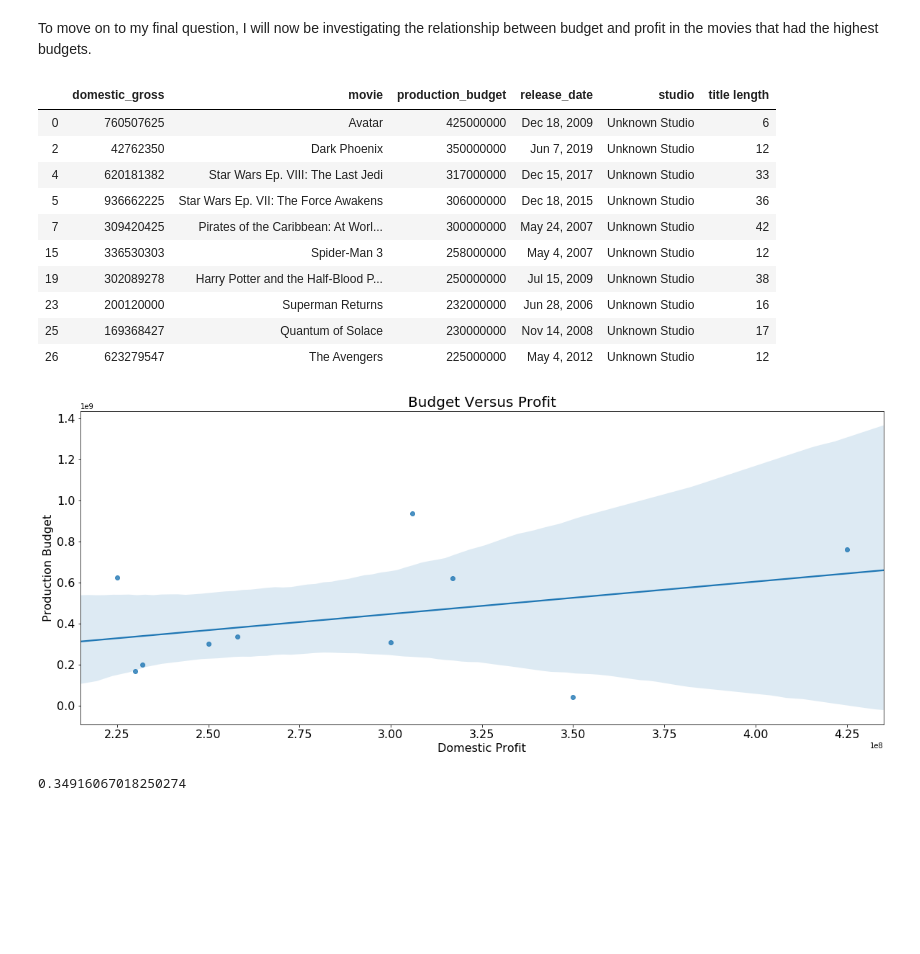
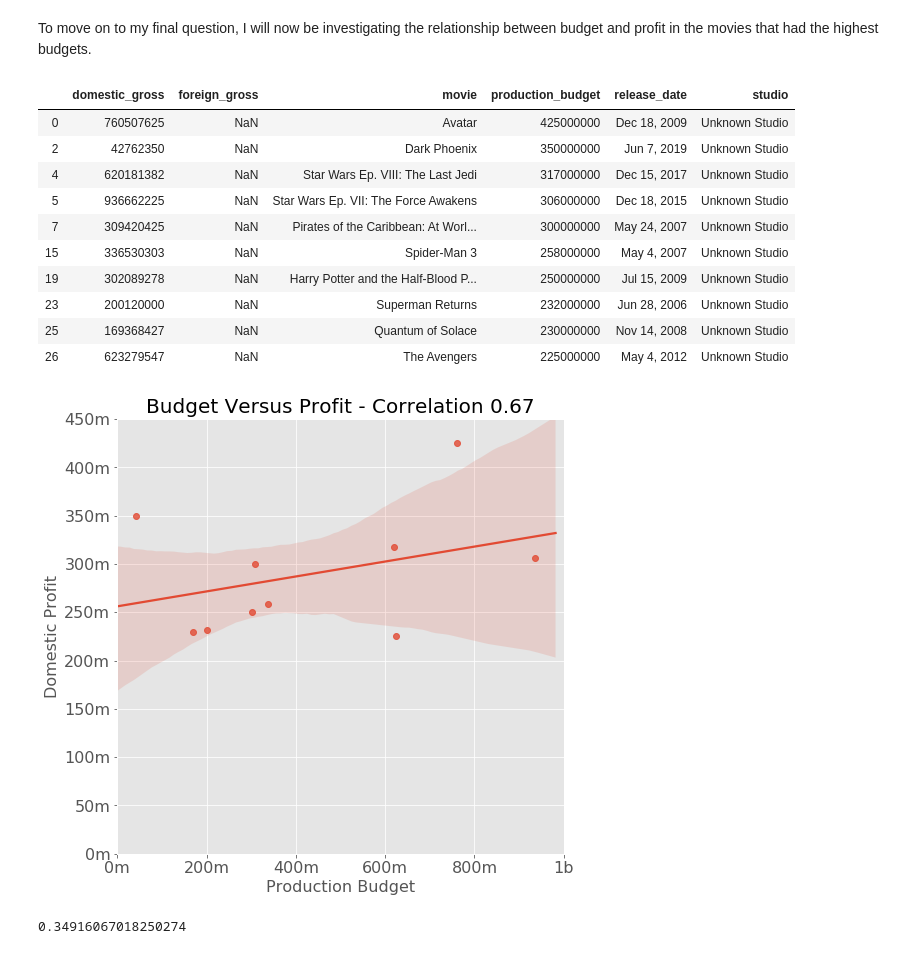
Before and after one commit to mollytjbrown/Project-1--DS-, a Jupyter notebook: What Should Microsoft Spend on Production.ipynb, the cells around one changed output. Saved outputs shown, nothing was run; the diff lists cells and outputs as text; code cells hidden in the pictures; blank space fills up the shorter version.

```diff
--- a/What Should Microsoft Spend on Production.ipynb
+++ b/What Should Microsoft Spend on Production.ipynb
@@ -165,12 +170,12 @@ dtype: int64
 # %% [markdown]
 I will remove all non-numeric characters from production_budget and domestic_gross and then change their series characteristic to a string.
 # %%
-#gross_and_budget['production_budget'] = gross_and_budget['production_budget'].str.replace(',', '')
-#gross_and_budget['production_budget'] = gross_and_budget['production_budget'].str.replace('$', '')
-#gross_and_budget['domestic_gross'] = gross_and_budget['domestic_gross'].str.replace(',', '')
-#gross_and_budget['domestic_gross'] = gross_and_budget['domestic_gross'].str.replace('$', '')
-#gross_and_budget['production_budget'] = gross_and_budget['production_budget'].astype(float).astype(int)
-#gross_and_budget['domestic_gross'] = gross_and_budget['domestic_gross'].astype(float).astype(int)
+gross_and_budget['production_budget'] = gross_and_budget['production_budget'].str.replace(',', '')
+gross_and_budget['production_budget'] = gross_and_budget['production_budget'].str.replace('$', '')
+gross_and_budget['domestic_gross'] = gross_and_budget['domestic_gross'].str.replace(',', '')
+gross_and_budget['domestic_gross'] = gross_and_budget['domestic_gross'].str.replace('$', '')
+gross_and_budget['production_budget'] = gross_and_budget['production_budget'].astype(float).astype(int)
+gross_and_budget['domestic_gross'] = gross_and_budget['domestic_gross'].astype(float).astype(int)
 # %%
 gross_and_budget.info()
 # %% [output]
@@ -267,28 +302,43 @@ ten_highest_budget = gross_and_budget.nlargest(10, 'production_budget')
 ten_highest_budget.sort_index()
 ten_highest_budget
 # %% [output]
-|  | domestic_gross | movie | production_budget | release_date | studio | title length |
-| 0 | 760507625 | Avatar | 425000000 | Dec 18, 2009 | Unknown Studio | 6 |
-| 2 | 42762350 | Dark Phoenix | 350000000 | Jun 7, 2019 | Unknown Studio | 12 |
-| 4 | 620181382 | Star Wars Ep. VIII: The Last Jedi | 317000000 | Dec 15, 2017 | Unknown Studio | 33 |
-| 5 | 936662225 | Star Wars Ep. VII: The Force Awakens | 306000000 | Dec 18, 2015 | Unknown Studio | 36 |
-| 7 | 309420425 | Pirates of the Caribbean: At Worl... | 300000000 | May 24, 2007 | Unknown Studio | 42 |
-| 15 | 336530303 | Spider-Man 3 | 258000000 | May 4, 2007 | Unknown Studio | 12 |
-| 19 | 302089278 | Harry Potter and the Half-Blood P... | 250000000 | Jul 15, 2009 | Unknown Studio | 38 |
-| 23 | 200120000 | Superman Returns | 232000000 | Jun 28, 2006 | Unknown Studio | 16 |
-| 25 | 169368427 | Quantum of Solace | 230000000 | Nov 14, 2008 | Unknown Studio | 17 |
-| 26 | 623279547 | The Avengers | 225000000 | May 4, 2012 | Unknown Studio | 12 |
+|  | domestic_gross | foreign_gross | movie | production_budget | release_date | studio |
+| 0 | 760507625 | NaN | Avatar | 425000000 | Dec 18, 2009 | Unknown Studio |
+| 2 | 42762350 | NaN | Dark Phoenix | 350000000 | Jun 7, 2019 | Unknown Studio |
+| 4 | 620181382 | NaN | Star Wars Ep. VIII: The Last Jedi | 317000000 | Dec 15, 2017 | Unknown Studio |
+| 5 | 936662225 | NaN | Star Wars Ep. VII: The Force Awakens | 306000000 | Dec 18, 2015 | Unknown Studio |
+| 7 | 309420425 | NaN | Pirates of the Caribbean: At Worl... | 300000000 | May 24, 2007 | Unknown Studio |
+| 15 | 336530303 | NaN | Spider-Man 3 | 258000000 | May 4, 2007 | Unknown Studio |
+| 19 | 302089278 | NaN | Harry Potter and the Half-Blood P... | 250000000 | Jul 15, 2009 | Unknown Studio |
+| 23 | 200120000 | NaN | Superman Returns | 232000000 | Jun 28, 2006 | Unknown Studio |
+| 25 | 169368427 | NaN | Quantum of Solace | 230000000 | Nov 14, 2008 | Unknown Studio |
+| 26 | 623279547 | NaN | The Avengers | 225000000 | May 4, 2012 | Unknown Studio |
 # %%
-fig, ax = plt.subplots(figsize = (20, 8))
-sns.regplot(x='production_budget', y='domestic_gross', data=ten_highest_budget)
-plt.xticks(fontsize = 16)
-plt.yticks(fontsize = 16)
-plt.ylabel('Production Budget', fontsize = 16)
-plt.xlabel('Domestic Profit', fontsize = 16)
-plt.title('Budget Versus Profit', fontsize = 20)
-plt.show()
+#this is the old code from the original regplot:
+#fig, ax = plt.subplots(figsize = (20, 8))
+#sns.regplot(x='production_budget', y='domestic_gross', data=ten_highest_budget)
+#plt.xticks(fontsize = 16)
+#plt.yticks(fontsize = 16)
+#plt.ylabel('Production Budget', fontsize = 16)
+#plt.xlabel('Domestic Profit', fontsize = 16)
+#plt.title('Budget Versus Profit', fontsize = 20)
+#plt.show()
+
+with plt.style.context("ggplot"):
+    fig, ax = plt.subplots(figsize = (8, 8))
+    sns.regplot(y='production_budget', x='domestic_gross', data=ten_highest_budget)
+    plt.ylim(0, 450000000.0)
+    d=ax.get_yticks().tolist()
+    plt.yticks(b[0:],["0m", "50m", "100m", "150m", "200m", "250m", "300m", "350m", "400m", "450m"], fontsize = 16)
+    c=ax.get_xticks().tolist()
+    plt.xlim(0, a[-1])
+    plt.xticks(a[1:],["0m", "200m", "400m", "600m", "800m", "1b"], fontsize = 16)
+    plt.xlabel('Production Budget', fontsize = 16)
+    plt.ylabel('Domestic Profit', fontsize = 16)
+    plt.title(f'Budget Versus Profit - Correlation {np.round(budget_profit_corr,2)}', fontsize = 20)
+    plt.show()
 # %% [output]
-[figure, old version]
+[figure, new version]
 # %%
 x4 = ten_highest_budget["production_budget"]
 y4 = ten_highest_budget["domestic_gross"]
```
Also changed, not shown: parts of 27 cells of this notebook.
